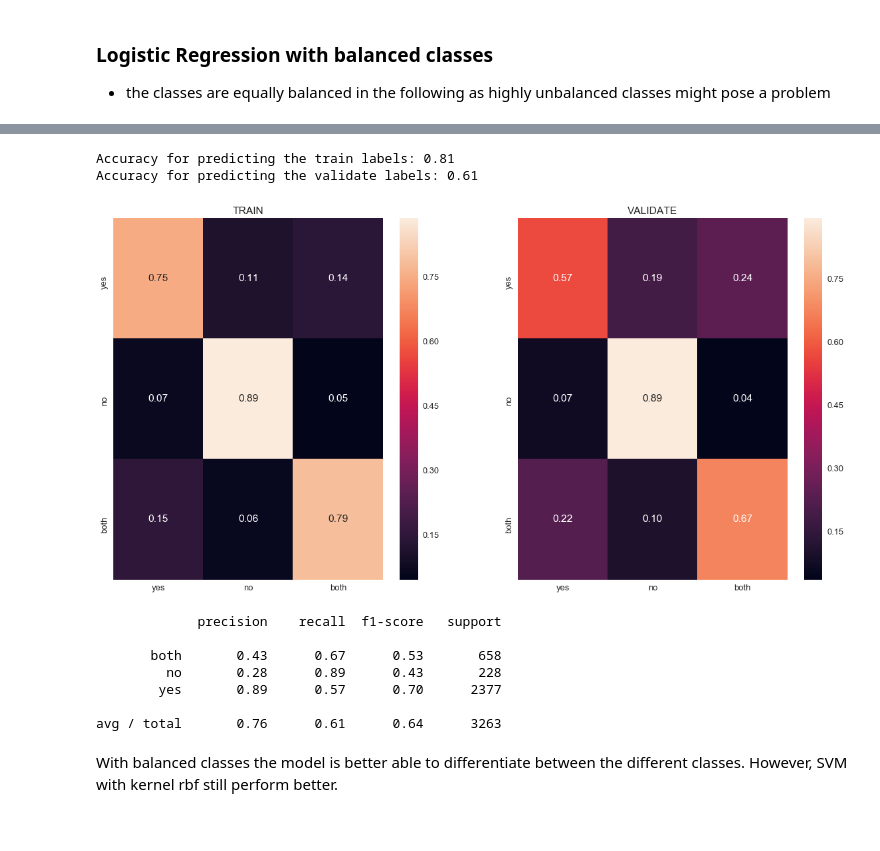
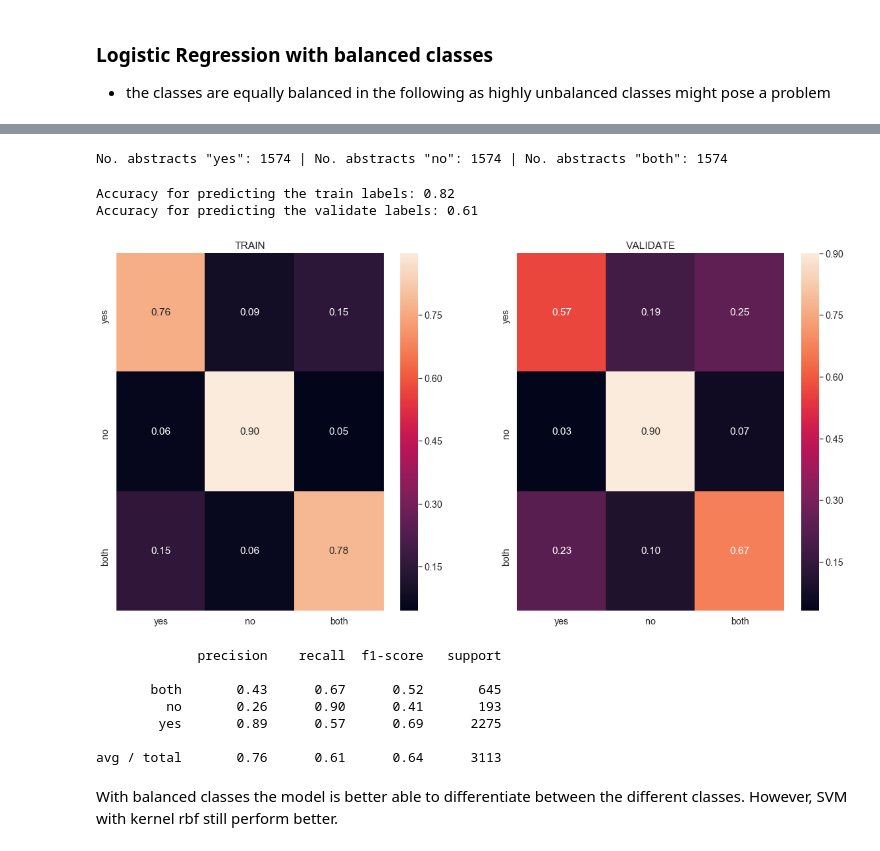
Before and after one commit to kludt/gesellenstueck, a Jupyter notebook: notebooks/predicting_significance.ipynb, the cells around one changed output, grey strips where cells are left out. Cells and saved outputs as stored; diff of their text form; code cells hidden in the pictures.

```diff
--- a/notebooks/predicting_significance.ipynb
+++ b/notebooks/predicting_significance.ipynb
@@ -373,4 +368,0 @@ no = labelled_abstracts[labelled_abstracts['significant'] == 'no']
-# %%
-yes_sample.reset_index(drop=True, inplace=True)
-both_sample.reset_index(drop=True, inplace=True)
-no.reset_index(drop=True, inplace=True)
@@ -388,18 +369,53 @@ X_equal_cv = count_vect(X_equal['abstract'])
+# %%
+def get_different_portions(df, ratio):
+    yes = ratio[0]
+    no = ratio[1]
+    both = ratio[2]
+
+    yes_abstracts = df[df['significant'] == 'yes']
+    no_abstracts = df[df['significant'] == 'no']
+    both_abstracts = df[df['significant'] == 'both']
+
+    yes_number = np.round((yes * len(no_abstracts)), decimals=0)
+    no_number = no * len(no_abstracts)
+    both_number = both * len(no_abstracts)
+
+    yes_portion = yes_abstracts.sample(n=int(yes_number), random_state=42)
+    no_portion = no_abstracts.sample(n=int(no_number), random_state=42)
+    both_portion = both_abstracts.sample(n=int(both_number), random_state=42)
+
+    print(f'No. abstracts "yes": {yes_number} | No. abstracts "no": {no_number} | No. abstracts "both": {both_number}')
+
+    yes_portion.reset_index(drop=True, inplace=True)
+    both_portion.reset_index(drop=True, inplace=True)
+    no_portion.reset_index(drop=True, inplace=True)
+
+    df = pd.concat((yes_portion, both_portion, no_portion), axis=0)
+
+    y = df['significant']#
+    X_data = df.drop('significant', axis=1)
+    X = count_vect(X_data['abstract'])
+
+    return X, y
+# %%
+X_equal, y_equal = get_different_portions(labelled_abstracts, [1,1,1])
+# %% [output]
+No. abstracts "yes": 1574 | No. abstracts "no": 1574 | No. abstracts "both": 1574
 # %%
-logreg_equal = LogisticRegression(random_state=42).fit(X_equal_cv, y_equal)
+logreg_equal = LogisticRegression(random_state=42).fit(X_equal, y_equal)
 # %%
-evaluate_model(logreg_equal, X_equal_cv, y_equal, cv_val_df, y_val)
+evaluate_model(logreg_equal, X_equal, y_equal, cv_val_df, y_val)
 # %% [output]
-Accuracy for predicting the train labels: 0.81
+Accuracy for predicting the train labels: 0.82
 Accuracy for predicting the validate labels: 0.61
-[figure, old version]
+[figure, new version]
              precision    recall  f1-score   support
 
-       both       0.43      0.67      0.53       658
-         no       0.28      0.89      0.43       228
-        yes       0.89      0.57      0.70      2377
+       both       0.43      0.67      0.52       645
+         no       0.26      0.90      0.41       193
+        yes       0.89      0.57      0.69      2275
 
-avg / total       0.76      0.61      0.64      3263
+avg / total       0.76      0.61      0.64      3113
 # %% [markdown]
 With balanced classes the model is better able to differentiate between the different classes. However, SVM with kernel rbf still perform better.
 # %% [markdown]
```
Also changed, not shown: parts of 53 cells of this notebook, 6 other files.
